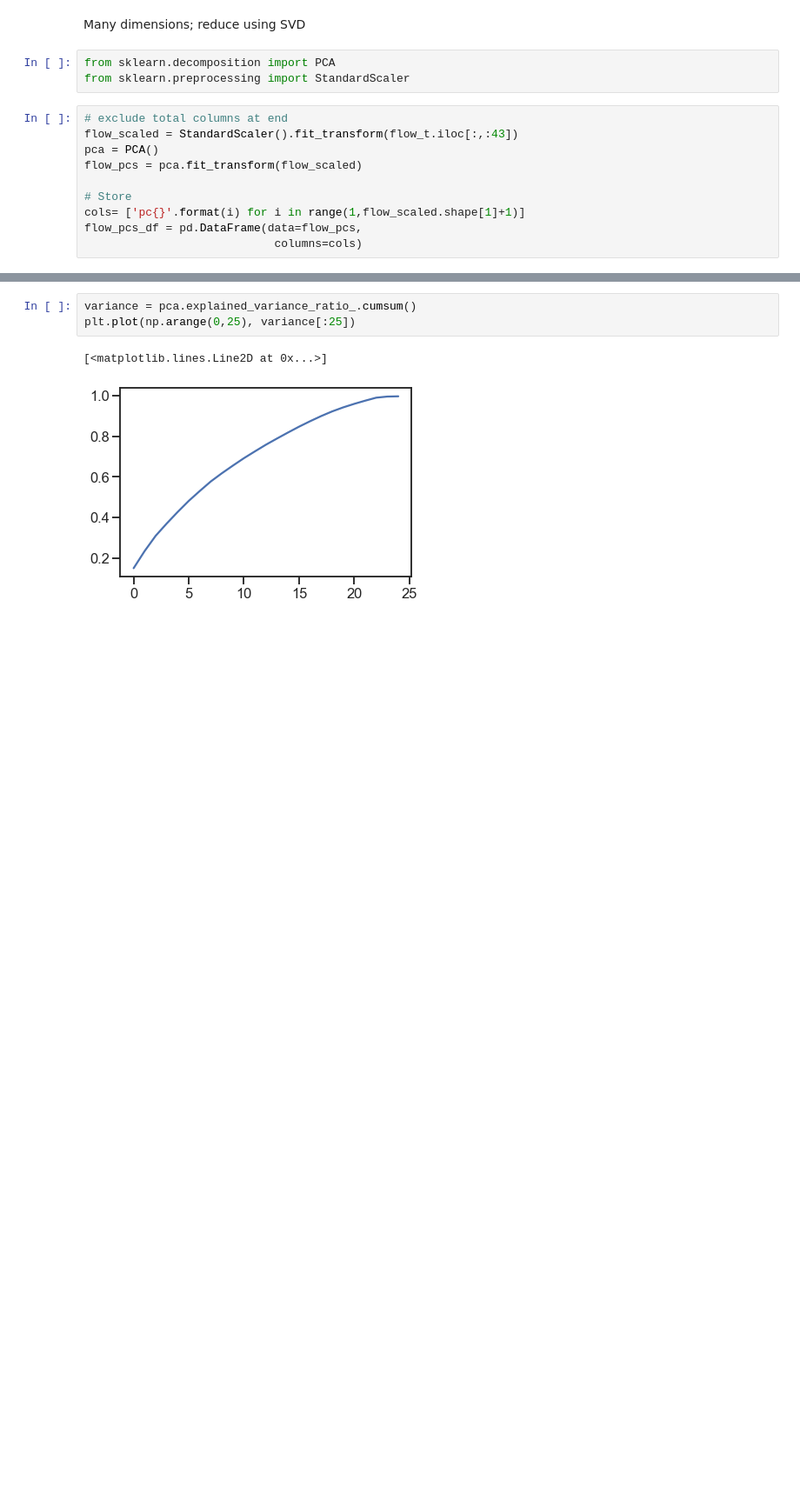
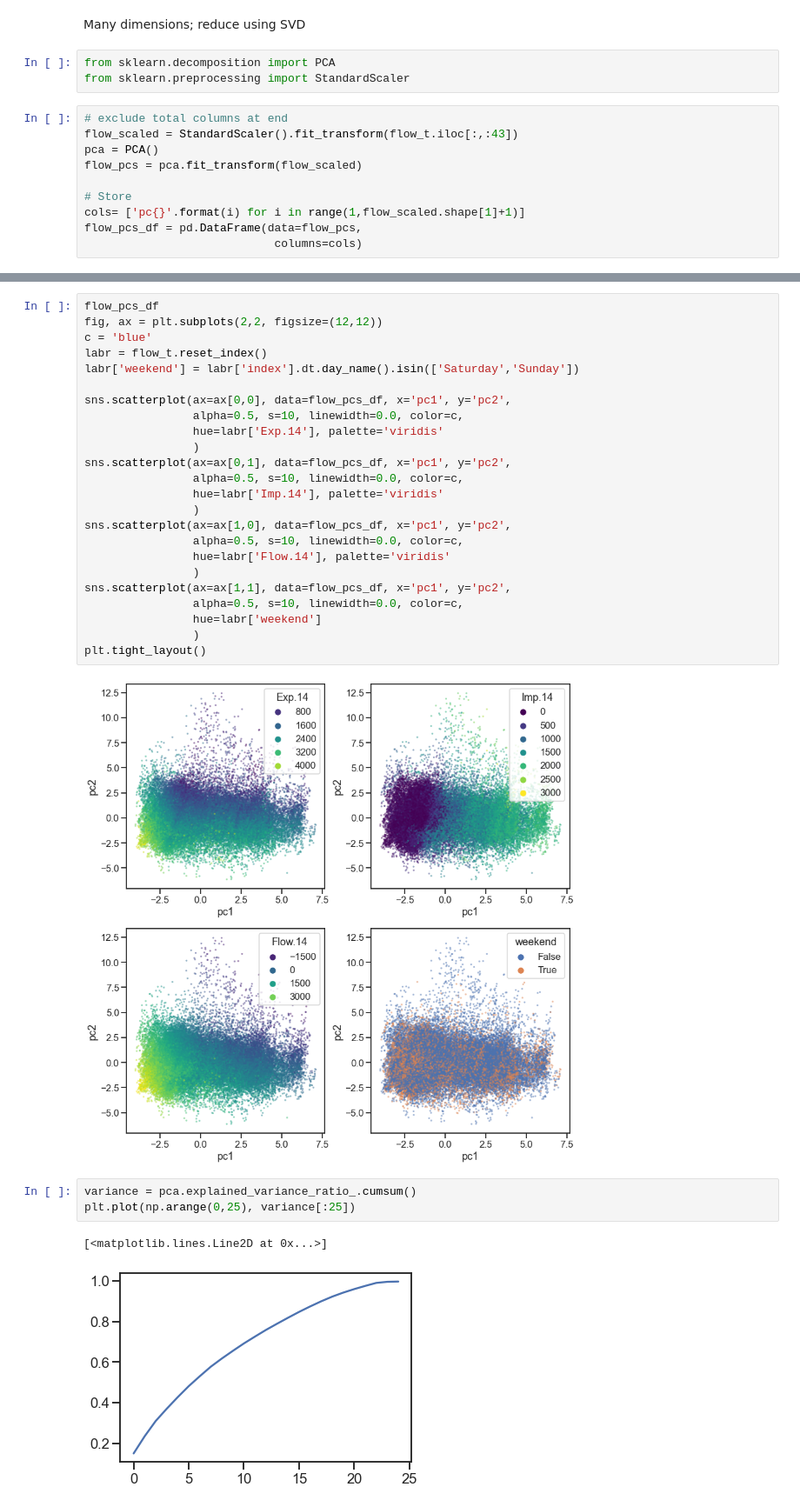
Before and after one commit to KeaganHRankin/cloud_ml_proj, a Jupyter notebook: data/power_eda.ipynb, the cells around one changed output, grey strips where cells are left out. Shown at 87% size. Saved outputs shown, nothing was run; the diff lists cells and outputs as text; blank space fills up the shorter version.

```diff
--- a/data/power_eda.ipynb
+++ b/data/power_eda.ipynb
@@ -264,6 +265,32 @@ sns.scatterplot(ax=ax[1,1], data=flow_pcs_df, x='pc7', y='pc8',
 plt.tight_layout()
 # %% [output]
 [figure]
+# %%
+flow_pcs_df
+fig, ax = plt.subplots(2,2, figsize=(12,12))
+c = 'blue'
+labr = flow_t.reset_index()
+labr['weekend'] = labr['index'].dt.day_name().isin(['Saturday','Sunday'])
+
+sns.scatterplot(ax=ax[0,0], data=flow_pcs_df, x='pc1', y='pc2',
+                alpha=0.5, s=10, linewidth=0.0, color=c,
+                hue=labr['Exp.14'], palette='viridis'
+                )
+sns.scatterplot(ax=ax[0,1], data=flow_pcs_df, x='pc1', y='pc2',
+                alpha=0.5, s=10, linewidth=0.0, color=c,
+                hue=labr['Imp.14'], palette='viridis'
+                )
+sns.scatterplot(ax=ax[1,0], data=flow_pcs_df, x='pc1', y='pc2',
+                alpha=0.5, s=10, linewidth=0.0, color=c,
+                hue=labr['Flow.14'], palette='viridis'
+                )
+sns.scatterplot(ax=ax[1,1], data=flow_pcs_df, x='pc1', y='pc2',
+                alpha=0.5, s=10, linewidth=0.0, color=c,
+                hue=labr['weekend']
+                )
+plt.tight_layout()
+# %% [output]
+[figure, added]
 # %%
 variance = pca.explained_variance_ratio_.cumsum()
 plt.plot(np.arange(0,25), variance[:25])
```
Also changed, not shown: parts of 7 cells of this notebook, 2 other files.
